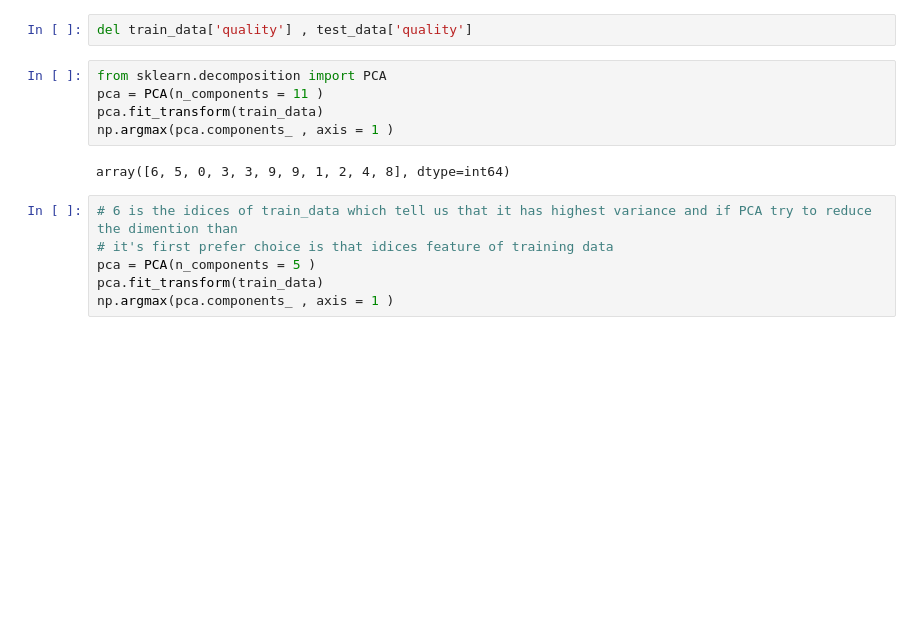
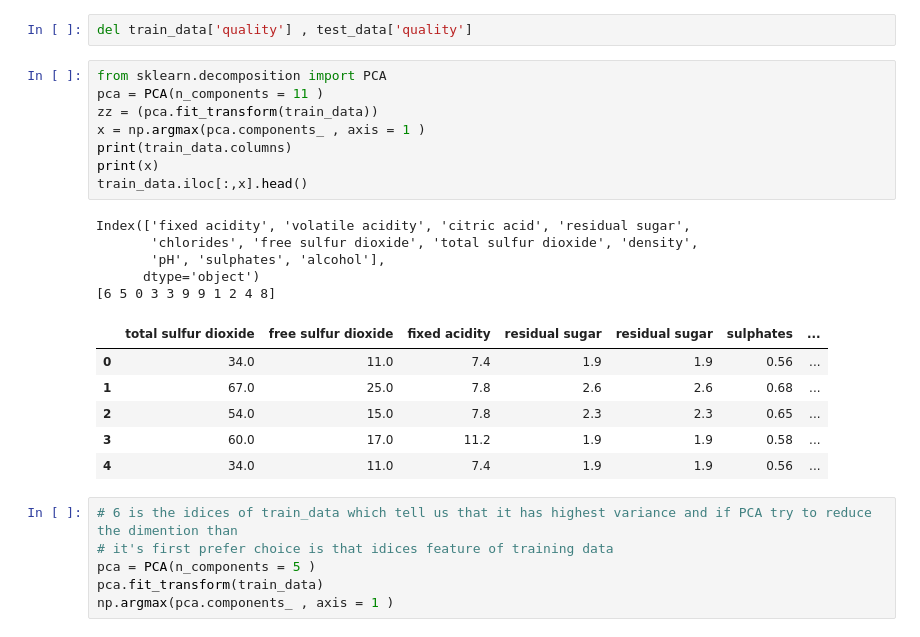
Before and after one commit to Girrajjangid/Machine-Learning-from-Scratch, a Jupyter notebook: Neural Network/MultiClass Classification with Neural Network.ipynb, the cells around one changed output. Drawn from its saved outputs; the diff is of its cells as text; blank space fills up the shorter version.

```diff
--- a/Neural Network/MultiClass Classification with Neural Network.ipynb
+++ b/Neural Network/MultiClass Classification with Neural Network.ipynb
@@ -54,10 +59,23 @@ del train_data['quality'] , test_data['quality']
 # %%
 from sklearn.decomposition import PCA
 pca = PCA(n_components = 11 )
-pca.fit_transform(train_data)
-np.argmax(pca.components_ , axis = 1 )
+zz = (pca.fit_transform(train_data))
+x = np.argmax(pca.components_ , axis = 1 )
+print(train_data.columns)
+print(x)
+train_data.iloc[:,x].head()
 # %% [output]
-array([6, 5, 0, 3, 3, 9, 9, 1, 2, 4, 8], dtype=int64)
+Index(['fixed acidity', 'volatile acidity', 'citric acid', 'residual sugar',
+       'chlorides', 'free sulfur dioxide', 'total sulfur dioxide', 'density',
+       'pH', 'sulphates', 'alcohol'],
+      dtype='object')
+[6 5 0 3 3 9 9 1 2 4 8]
+|  | total sulfur dioxide | free sulfur dioxide | fixed acidity | residual sugar | residual sugar | sulphates | ... |
+| 0 | 34.0 | 11.0 | 7.4 | 1.9 | 1.9 | 0.56 | ... |
+| 1 | 67.0 | 25.0 | 7.8 | 2.6 | 2.6 | 0.68 | ... |
+| 2 | 54.0 | 15.0 | 7.8 | 2.3 | 2.3 | 0.65 | ... |
+| 3 | 60.0 | 17.0 | 11.2 | 1.9 | 1.9 | 0.58 | ... |
+| 4 | 34.0 | 11.0 | 7.4 | 1.9 | 1.9 | 0.56 | ... |
 # %%
 # 6 is the idices of train_data which tell us that it has highest variance and if PCA try to reduce the dimention than
 # it's first prefer choice is that idices feature of training data
```
Also changed, not shown: parts of 14 cells of this notebook.
